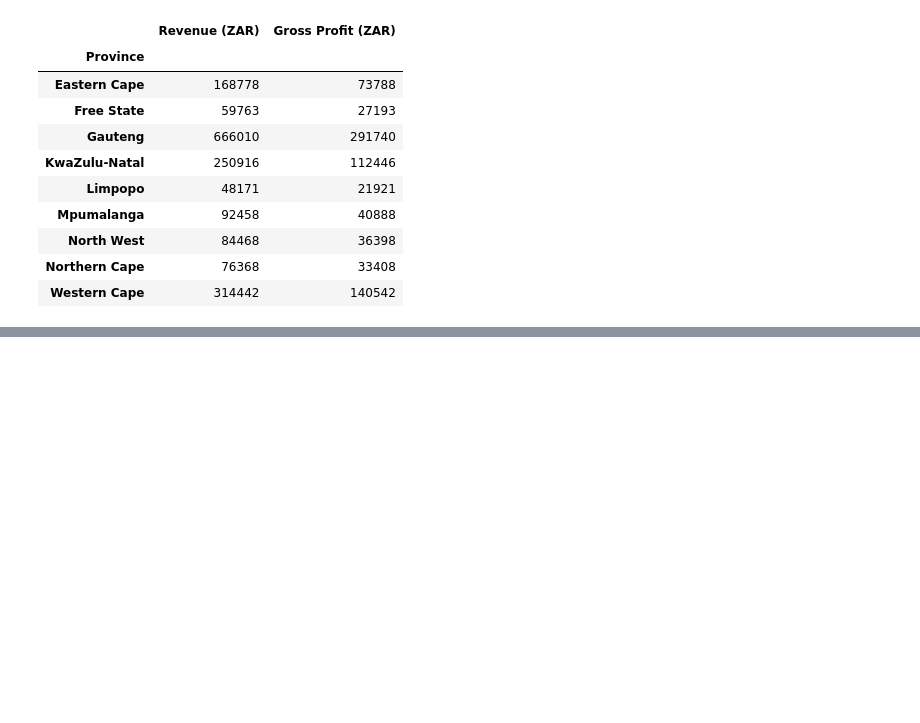
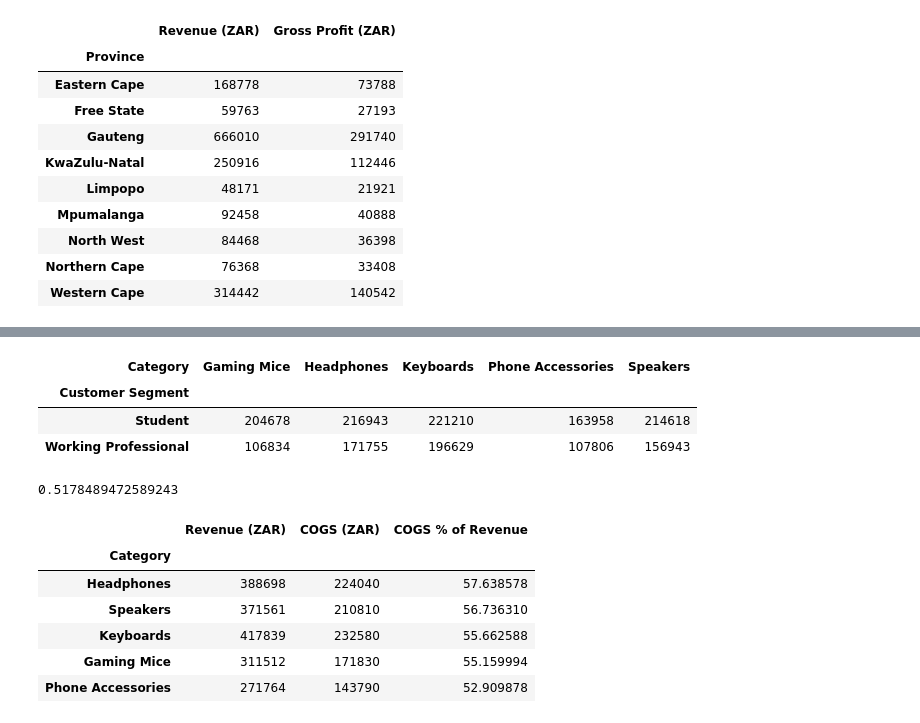
Before and after one commit to LawrenceOtieno/Tech-Trend-Dashboard, a Jupyter notebook: Analysis.ipynb, the cells around one changed output, grey strips where cells are left out. Cells and saved outputs as stored; diff of their text form; code cells hidden in the pictures; blank space fills up the shorter version.

```diff
--- a/Analysis.ipynb
+++ b/Analysis.ipynb
@@ -120,0 +172,3 @@ df.groupby('Province')[['Revenue (ZAR)', 'Gross Profit (ZAR)']].sum()
+# %%
+# Group by Month to see sales trajectory
+df.set_index('Date').resample('M')['Revenue (ZAR)'].sum()
@@ -120,0 +190,29 @@ df.groupby('Province')[['Revenue (ZAR)', 'Gross Profit (ZAR)']].sum()
+# %%
+# Creates a heatmap-ready grid of Revenue
+pd.crosstab(df['Customer Segment'], df['Category'], values=df['Revenue (ZAR)'], aggfunc='sum')
+# %% [output]
+| Category | Gaming Mice | Headphones | Keyboards | Phone Accessories | Speakers |
+| Customer Segment |  |  |  |  |  |
+| Student | 204678 | 216943 | 221210 | 163958 | 214618 |
+| Working Professional | 106834 | 171755 | 196629 | 107806 | 156943 |
+# %%
+# Average quantity per order across different segments
+df.groupby('Customer Segment')['Quantity Sold'].mean()
+
+# Check correlation between Quantity Sold and Gross Profit
+df['Quantity Sold'].corr(df['Gross Profit (ZAR)'])
+# %% [output]
+0.5178489472589243
+# %%
+# Calculate COGS as a % of Revenue by Category
+cat_costs = df.groupby('Category')[['Revenue (ZAR)', 'COGS (ZAR)']].sum()
+cat_costs['COGS % of Revenue'] = (cat_costs['COGS (ZAR)'] / cat_costs['Revenue (ZAR)']) * 100
+cat_costs.sort_values(by='COGS % of Revenue', ascending=False)
+# %% [output]
+|  | Revenue (ZAR) | COGS (ZAR) | COGS % of Revenue |
+| Category |  |  |  |
+| Headphones | 388698 | 224040 | 57.638578 |
+| Speakers | 371561 | 210810 | 56.736310 |
+| Keyboards | 417839 | 232580 | 55.662588 |
+| Gaming Mice | 311512 | 171830 | 55.159994 |
+| Phone Accessories | 271764 | 143790 | 52.909878 |
```
Also changed, not shown: parts of 6 cells of this notebook.
